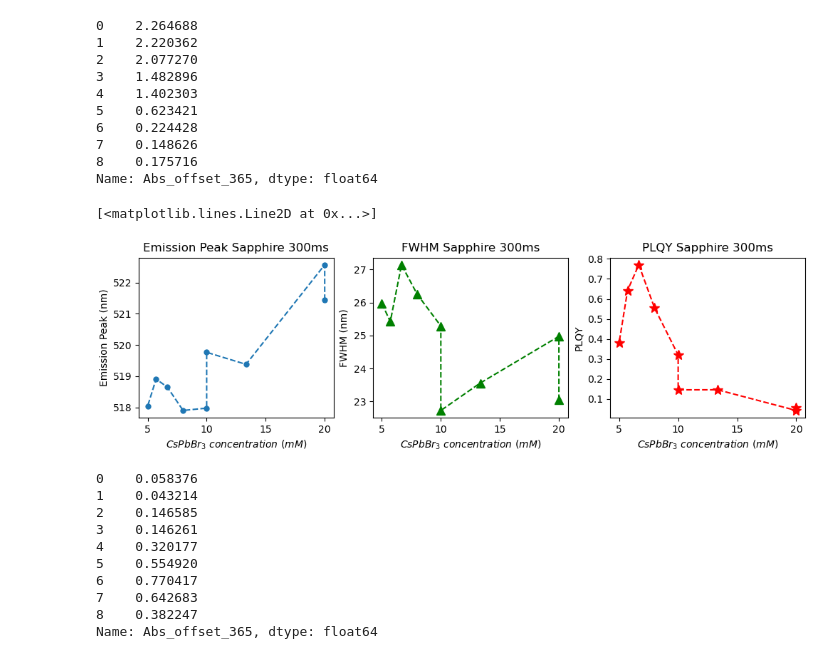
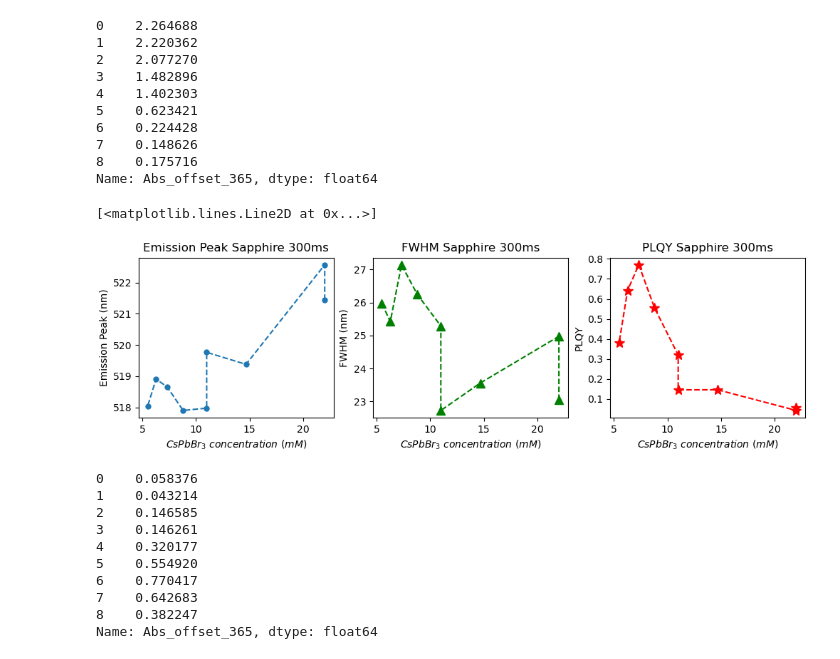
Before and after one commit to cheng-hung/Data_process, a Jupyter notebook: 20230925_insitu_dilute/20230925_Cs_Br_66mM_all.ipynb, the cells around one changed output. Cells and saved outputs as stored; diff of their text form; code cells hidden in the pictures.

Commit message:
insitu dilute in sapphire

```diff
--- a/20230925_insitu_dilute/20230925_Cs_Br_66mM_all.ipynb
+++ b/20230925_insitu_dilute/20230925_Cs_Br_66mM_all.ipynb
@@ -876,35 +876,35 @@ plqy = plqy_quinine(abs_365, integral_pqds, 1.506, abs_365_r, integral_r, 1.337,
 
 # dilute_constant = np.asarray([1,8,16,24])
 dilute_constant = np.asarray(dilute_ratio)
-x_list = 20 * dilute_constant
+x_list = 33 * (2/3) * dilute_constant
 # x_list_T = np.asarray(x_list).reshape(cols, rows).T
 # peak_list_T = np.asarray(peak_list).reshape(cols, rows).T
 # fwhm_T = np.asarray(fwhm).reshape(cols, rows).T
 # plqy_T = np.asarray(plqy).reshape(cols, rows).T
 
 rows = 1
 cols = 3
 integration_time = ['Sapphire 300ms']
 
 f5, ax5 = plt.subplots(rows, cols, figsize = (10, 3), constrained_layout=True)
 # for i in range(rows):
 ax5[0].set_title(f'Emission Peak {integration_time[0]}')
 ax5[0].set_xlabel(r'$CsPbBr_3\ concentration\ (mM)$', fontdict={'size': 10})
 ax5[0].set_ylabel('Emission Peak (nm)')
 ax5[1].set_title(f'FWHM {integration_time[0]}')
 ax5[1].set_xlabel(r'$CsPbBr_3\ concentration\ (mM)$', fontdict={'size': 10})
 ax5[1].set_ylabel('FWHM (nm)')
 ax5[2].set_title(f'PLQY {integration_time[0]}')
 ax5[2].set_xlabel(r'$CsPbBr_3\ concentration\ (mM)$', fontdict={'size': 10})
 ax5[2].set_ylabel('PLQY')
 
 
 ax5[0].plot(x_list, peak_list, '.--', markersize=10)
 ax5[1].plot(x_list, fwhm, 'g^--', markersize=8)
 ax5[2].plot(x_list, plqy, 'r*--', markersize=10)
 # %% [output]
 [<matplotlib.lines.Line2D at 0x...>]
-[figure, old version]
+[figure, new version]
 # %%
 plqy
 # %% [output]
```
Also changed, not shown: parts of 1 cell of this notebook, 1 other file.
